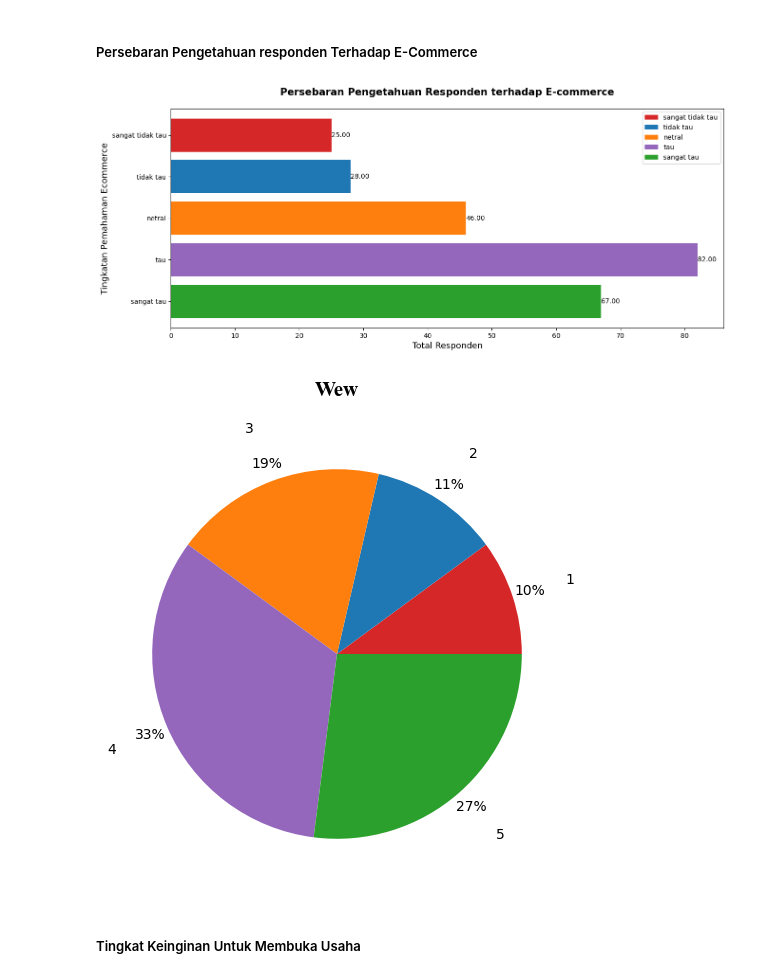
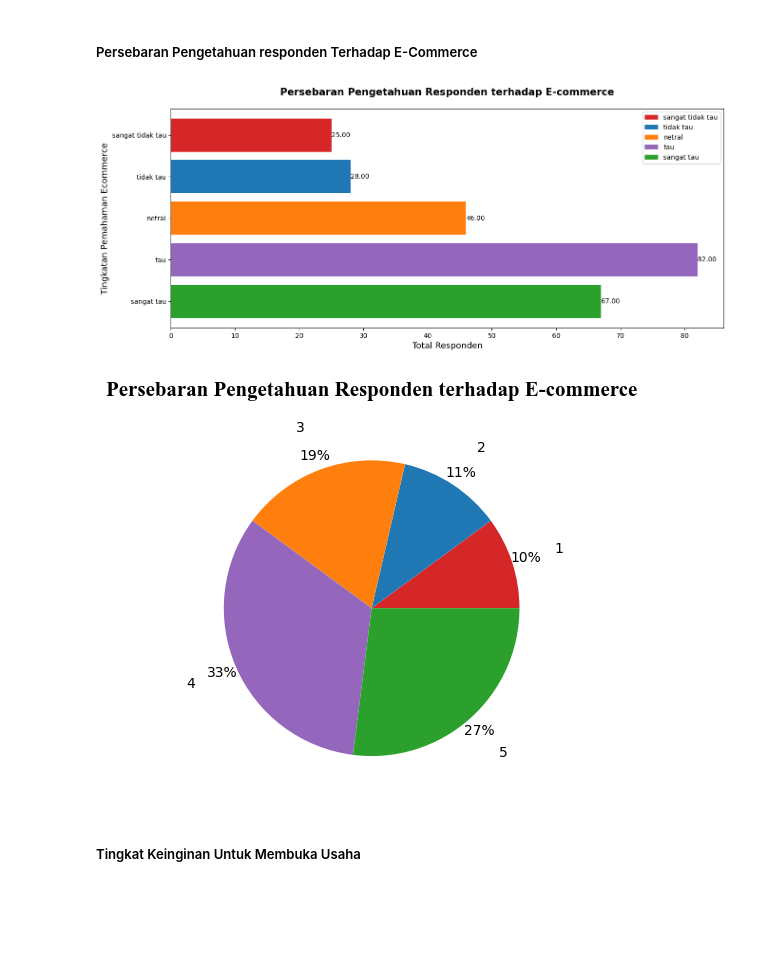
Before and after one commit to NAoHR/BoAM_DS, a Jupyter notebook: Main_Kuisioner.ipynb, the cells around one changed output. Drawn from its saved outputs; the diff is of its cells as text; code cells hidden in the pictures; blank space fills up the shorter version.

Commit message:
refactor: edit unrelated pie chart title

```diff
--- a/Main_Kuisioner.ipynb
+++ b/Main_Kuisioner.ipynb
@@ -207,20 +209,20 @@ print(data_kuisioner["Pengetahuan_Bisnis_Digital"].median())
 # %%
 persebaran_pe = data_kuisioner["Pengetahuan_ECommerce"].value_counts().sort_index()
 tingkatan_pe = persebaran_pe.index
 jumlah_tingkatan_pe = persebaran_pe.values
 
 createHorizontalBar(
     ["sangat tidak tau", "tidak tau", "netral", "tau", "sangat tau"],
     jumlah_tingkatan_pe,
     xlabel="Total Responden",
     ylabel="Tingkatan Pemahaman Ecommerce",
     title="Persebaran Pengetahuan Responden terhadap E-commerce"
 )
 
-createPieChart(persebaran_pe, tingkatan_pe, "Wew")
+createPieChart(persebaran_pe, tingkatan_pe, "Persebaran Pengetahuan Responden terhadap E-commerce")
 # %% [output]
 [figure]
-[figure, old version]
+[figure, new version]
 # %% [markdown]
 ##### Tingkat Keinginan Untuk Membuka Usaha
 # %%
```
Also changed, not shown: parts of 13 cells of this notebook.
